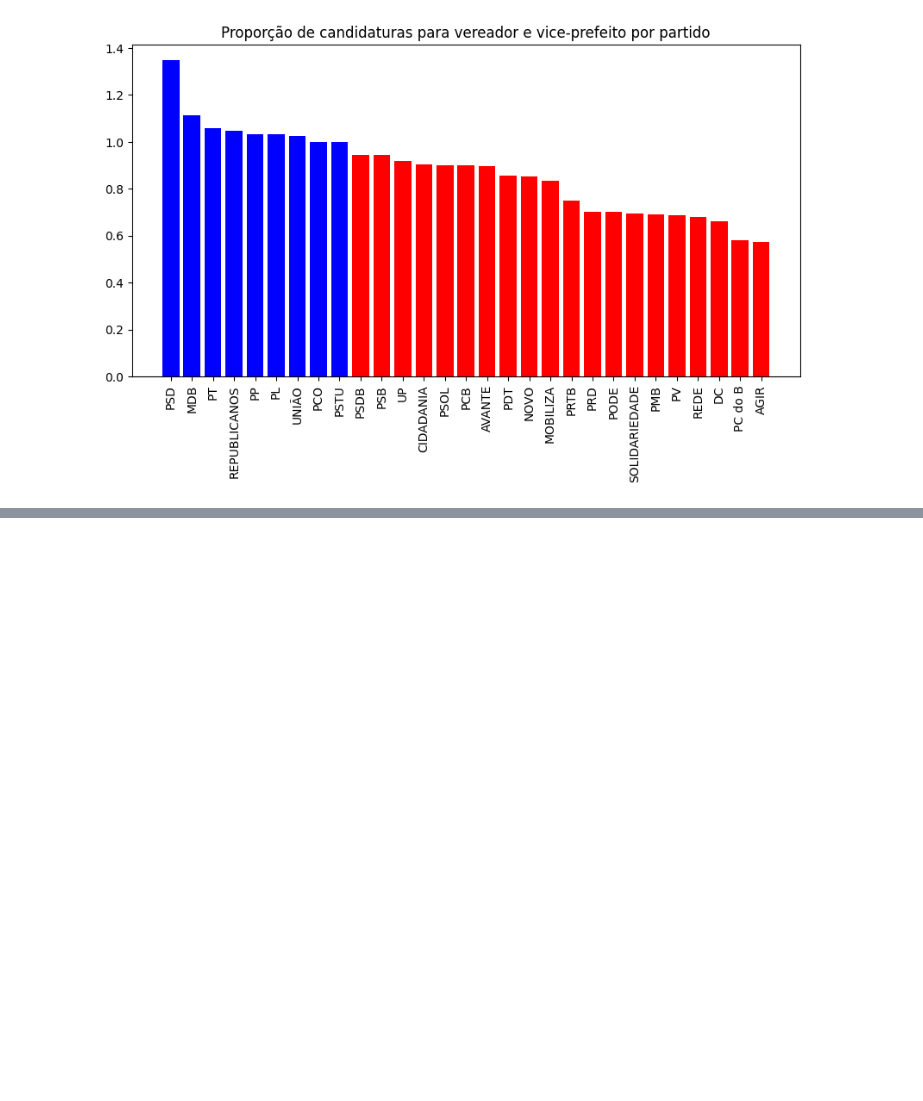
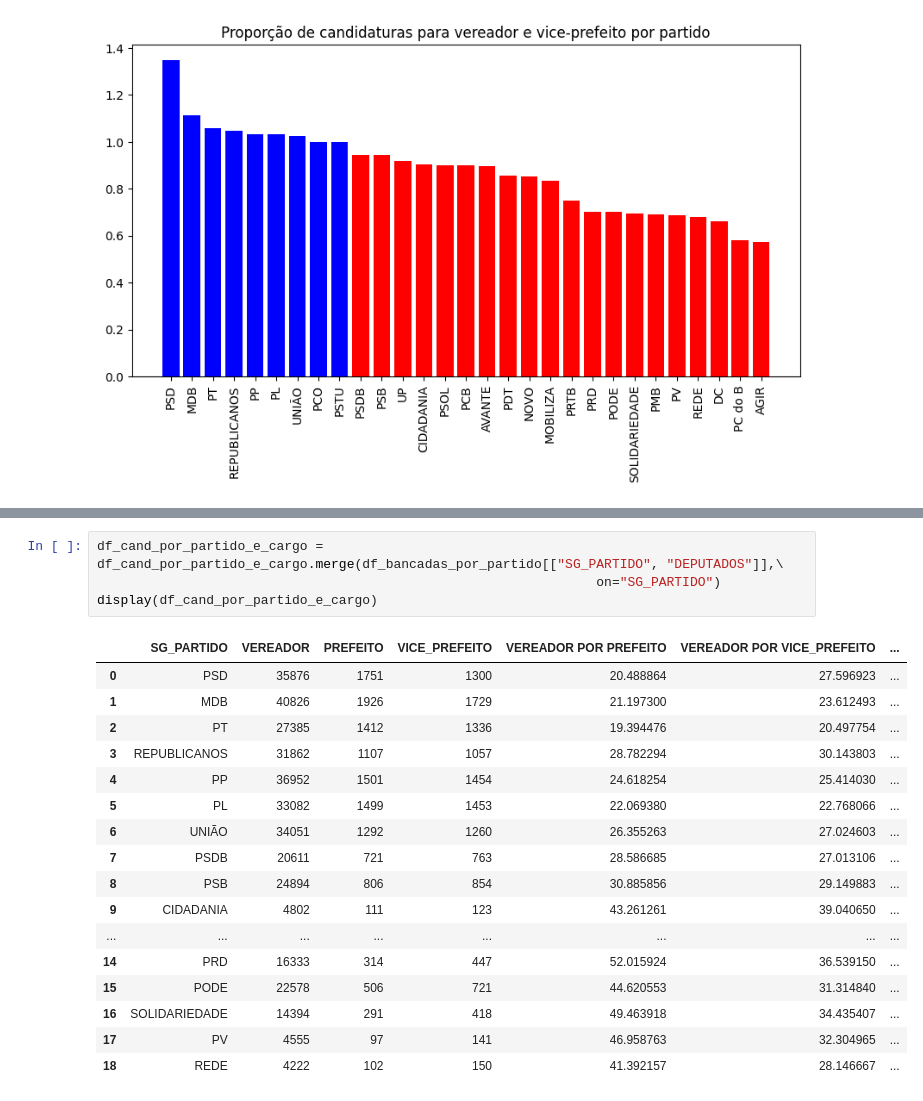
Before and after one commit to nfmmendes/eleicoes-2024-brasil, a Jupyter notebook: Eleições 2024.ipynb, the cells around one changed output, grey strips where cells are left out. Drawn from its saved outputs; the diff is of its cells as text; blank space fills up the shorter version.

```diff
--- a/Eleições 2024.ipynb
+++ b/Eleições 2024.ipynb
@@ -298,0 +323,22 @@ Partidos em azul, no gráfico acima, ttem mais candidatos a prefeit
+# %%
+df_cand_por_partido_e_cargo = df_cand_por_partido_e_cargo.merge(df_bancadas_por_partido[["SG_PARTIDO", "DEPUTADOS"]],\
+                                                                on="SG_PARTIDO")
+display(df_cand_por_partido_e_cargo)
+# %% [output]
+|  | SG_PARTIDO | VEREADOR | PREFEITO | VICE_PREFEITO | VEREADOR POR PREFEITO | VEREADOR POR VICE_PREFEITO | ... |
+| 0 | PSD | 35876 | 1751 | 1300 | 20.488864 | 27.596923 | ... |
+| 1 | MDB | 40826 | 1926 | 1729 | 21.197300 | 23.612493 | ... |
+| 2 | PT | 27385 | 1412 | 1336 | 19.394476 | 20.497754 | ... |
+| 3 | REPUBLICANOS | 31862 | 1107 | 1057 | 28.782294 | 30.143803 | ... |
+| 4 | PP | 36952 | 1501 | 1454 | 24.618254 | 25.414030 | ... |
+| 5 | PL | 33082 | 1499 | 1453 | 22.069380 | 22.768066 | ... |
+| 6 | UNIÃO | 34051 | 1292 | 1260 | 26.355263 | 27.024603 | ... |
+| 7 | PSDB | 20611 | 721 | 763 | 28.586685 | 27.013106 | ... |
+| 8 | PSB | 24894 | 806 | 854 | 30.885856 | 29.149883 | ... |
+| 9 | CIDADANIA | 4802 | 111 | 123 | 43.261261 | 39.040650 | ... |
+| ... | ... | ... | ... | ... | ... | ... | ... |
+| 14 | PRD | 16333 | 314 | 447 | 52.015924 | 36.539150 | ... |
+| 15 | PODE | 22578 | 506 | 721 | 44.620553 | 31.314840 | ... |
+| 16 | SOLIDARIEDADE | 14394 | 291 | 418 | 49.463918 | 34.435407 | ... |
+| 17 | PV | 4555 | 97 | 141 | 46.958763 | 32.304965 | ... |
+| 18 | REDE | 4222 | 102 | 150 | 41.392157 | 28.146667 | ... |
```
Also changed, not shown: parts of 6 cells of this notebook.
